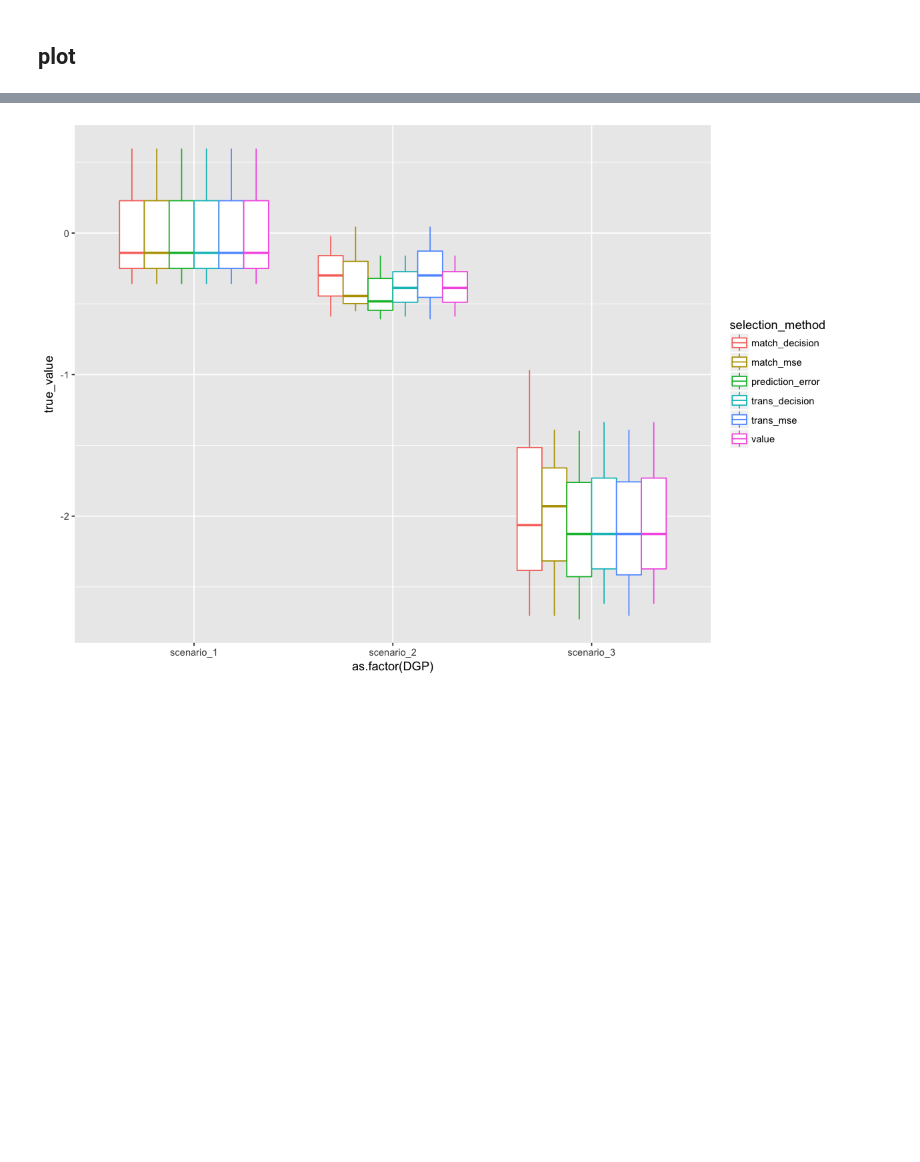
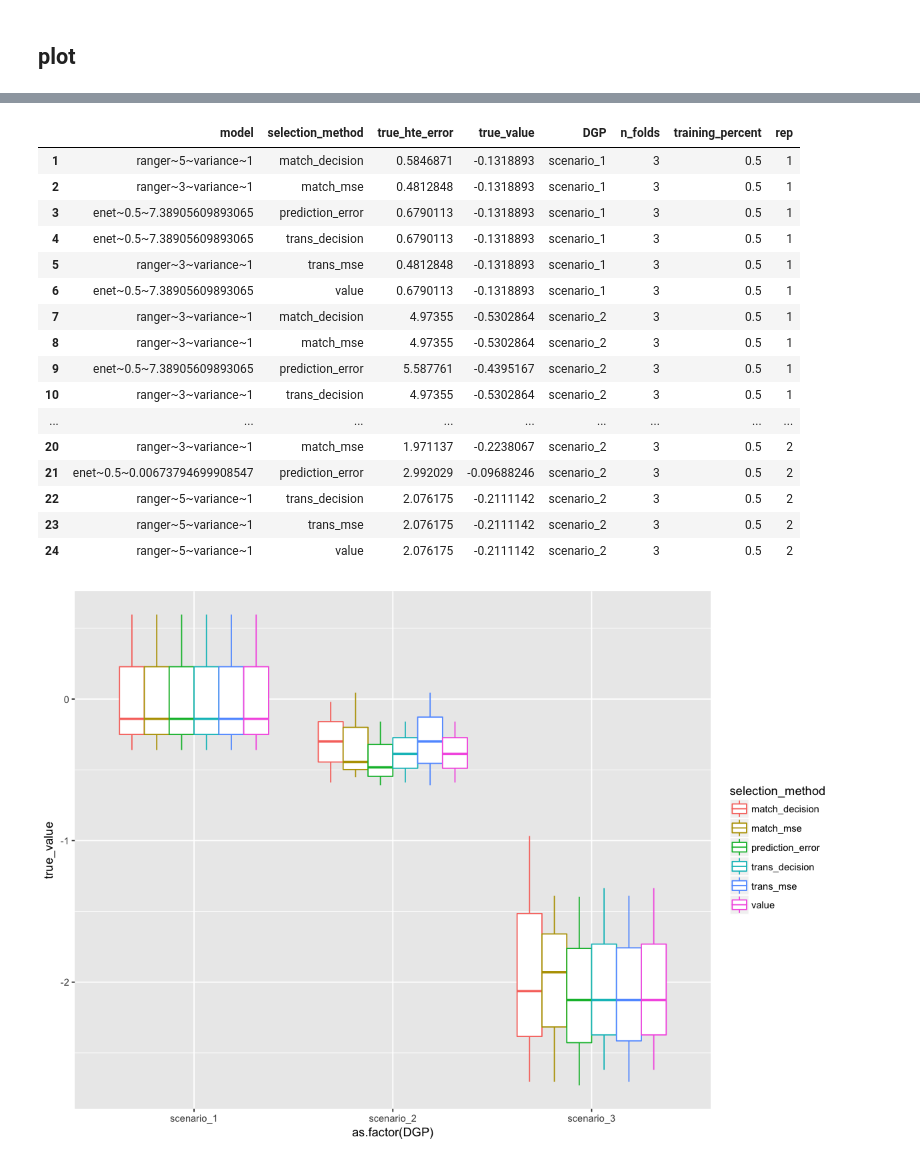
Before and after one commit to som-shahlab/ITE-model-selection, a Jupyter notebook: hte-cv-decision.ipynb, the cells around one changed output, grey strips where cells are left out. Drawn from its saved outputs; the diff is of its cells as text; code cells hidden in the pictures; blank space fills up the shorter version.

```diff
--- a/hte-cv-decision.ipynb
+++ b/hte-cv-decision.ipynb
@@ -85,26 +79,37 @@ error_stuff$true_selection_error %>% arrange(-true_hte_error) %>% data.frame
 # %%
-loop_test = function(DGP, n, n_folds, training_percent, rep, model) {
+loop_test = function(setup) {
+    DGP = setup$DGP
+    n = setup$n
+    n_folds = setup$n_folds
+    training_percent = setup$training_percent
+    rep = setup$rep
+    models = setup$models
 
-    errors = setup_data(DGP$DGP, n, training_percent, n_folds) %$%
-        get_estimates(data, model, cv_index, test_index, aux_data) %$%
-        get_errors(cv_estimates, test_estimates)
+    datas = setup_data(DGP$DGP, n, training_percent, n_folds)
+    estimates = datas %$% get_estimates(data, models, cv_index, test_index)
+    errors =  estimates %$% get_errors(cv_estimates, test_estimates, datas$aux_data)
     true_selection_error = errors$true_selection_error %>%
         mutate(DGP=DGP$name, n_folds=n_folds, training_percent=training_percent, rep=rep)
 
     return(true_selection_error)
 }
 # %%
-methods = list("xgbTree",
+methods = list("ranger",
                "enet")
-tune_grids = list(expand.grid(nrounds = seq(1,501,50), max_depth = c(3), eta = 0.2),
-                  expand.grid(fraction = 0.5, lambda=exp(seq(-5,2,0.2))))
-
+tune_grids = list(expand.grid(mtry = c(3,5),
+                              splitrule="variance",
+                              min.node.size=1),
+                  expand.grid(fraction=0.5,
+                              lambda=exp(seq(-5,2,0.5))))
 models = list(methods, tune_grids) %>%
     pmap(~list(method=.x, tune_grid=.y))
 
-simulation_params = list(DGP = unbiased_DGPs[1:3] %>% imap(~list(name=.y, DGP=.x)),
-                         n = 100,
+simulation_params = list(DGP=powers_DGPs()[1:2] %>%
+                             imap(~list(name=.y, DGP=.x)),
+                         n = 300,
                          n_folds=3,
                          training_percent=0.5,
-                         rep = 1:3) %>%
+                         rep = 1:2) %>%
 cross
+setups = simulation_params %>%
+    map(~c(.,"models"=list(models)))
@@ -111,7 +118,27 @@ cross
 # %%
-results = simulation_params %>%
-    map(~loop_test(.$DGP, .$n, .$n_folds, .$training_percent, .$rep, models)) %>%
+results = setups %>%
+    map(~loop_test(.)) %>%
     bind_rows
+# %%
+results %>% data.frame
+# %% [output]
+|  | model | selection_method | true_hte_error | true_value | DGP | n_folds | training_percent | rep |
+| 1 | ranger~5~variance~1 | match_decision | 0.5846871 | -0.1318893 | scenario_1 | 3 | 0.5 | 1 |
+| 2 | ranger~3~variance~1 | match_mse | 0.4812848 | -0.1318893 | scenario_1 | 3 | 0.5 | 1 |
+| 3 | enet~0.5~7.38905609893065 | prediction_error | 0.6790113 | -0.1318893 | scenario_1 | 3 | 0.5 | 1 |
+| 4 | enet~0.5~7.38905609893065 | trans_decision | 0.6790113 | -0.1318893 | scenario_1 | 3 | 0.5 | 1 |
+| 5 | ranger~3~variance~1 | trans_mse | 0.4812848 | -0.1318893 | scenario_1 | 3 | 0.5 | 1 |
+| 6 | enet~0.5~7.38905609893065 | value | 0.6790113 | -0.1318893 | scenario_1 | 3 | 0.5 | 1 |
+| 7 | ranger~3~variance~1 | match_decision | 4.97355 | -0.5302864 | scenario_2 | 3 | 0.5 | 1 |
+| 8 | ranger~3~variance~1 | match_mse | 4.97355 | -0.5302864 | scenario_2 | 3 | 0.5 | 1 |
+| 9 | enet~0.5~7.38905609893065 | prediction_error | 5.587761 | -0.4395167 | scenario_2 | 3 | 0.5 | 1 |
+| 10 | ranger~3~variance~1 | trans_decision | 4.97355 | -0.5302864 | scenario_2 | 3 | 0.5 | 1 |
+| ... | ... | ... | ... | ... | ... | ... | ... | ... |
+| 20 | ranger~3~variance~1 | match_mse | 1.971137 | -0.2238067 | scenario_2 | 3 | 0.5 | 2 |
+| 21 | enet~0.5~0.00673794699908547 | prediction_error | 2.992029 | -0.09688246 | scenario_2 | 3 | 0.5 | 2 |
+| 22 | ranger~5~variance~1 | trans_decision | 2.076175 | -0.2111142 | scenario_2 | 3 | 0.5 | 2 |
+| 23 | ranger~5~variance~1 | trans_mse | 2.076175 | -0.2111142 | scenario_2 | 3 | 0.5 | 2 |
+| 24 | ranger~5~variance~1 | value | 2.076175 | -0.2111142 | scenario_2 | 3 | 0.5 | 2 |
 # %%
 processed_results = results %>%
     group_by(DGP, rep) %>%
```
Also changed, not shown: parts of 6 cells of this notebook, 14 other files.
